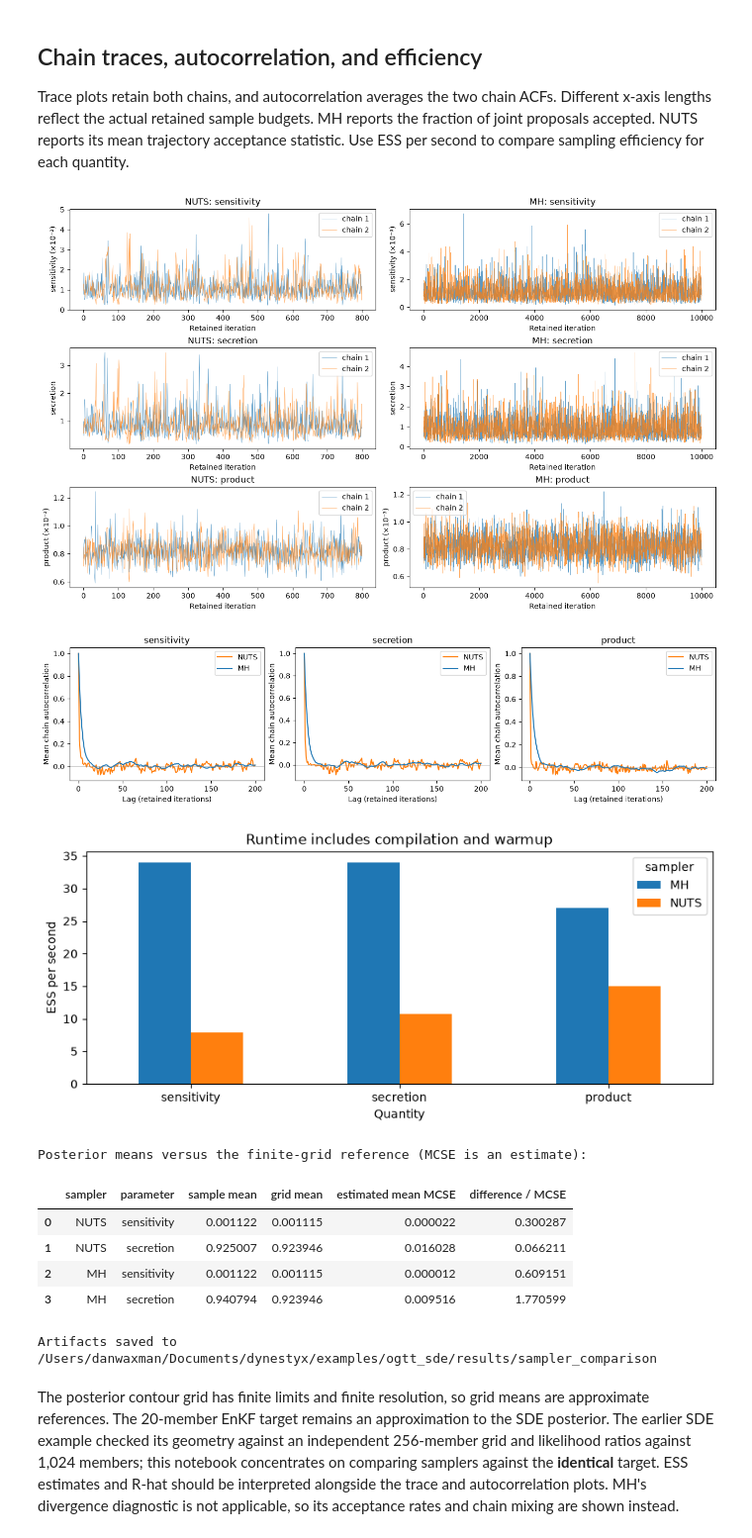
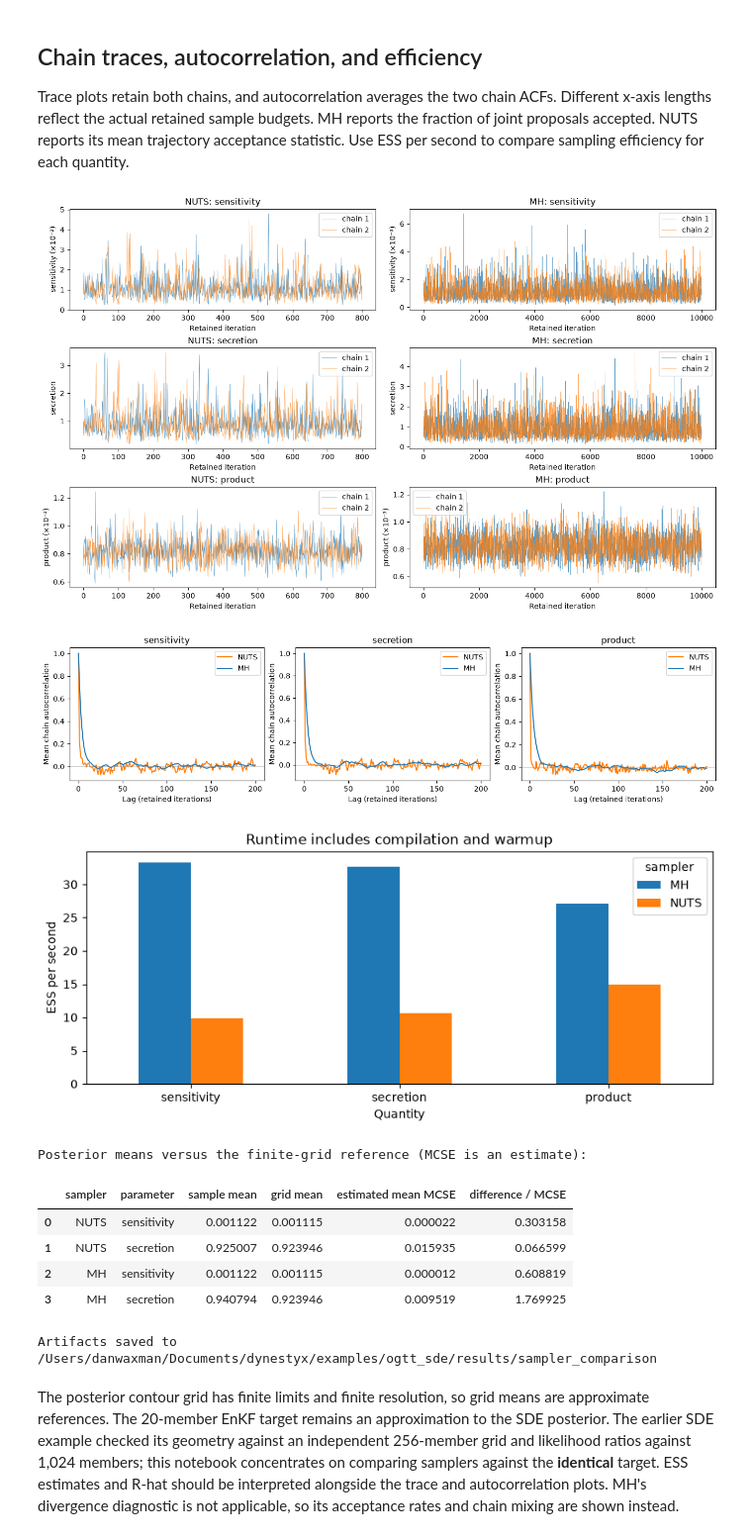
Before and after one commit to BasisResearch/dynestyx, a Jupyter notebook: docs/deep_dives/ogtt_sde_enkf_sampler_comparison.ipynb, the cells around one changed output. Shown at 99% size. Drawn from its saved outputs; the diff is of its cells as text; code cells hidden in the pictures.

Commit message:
Make plots with newer diagnostics

```diff
--- a/docs/deep_dives/ogtt_sde_enkf_sampler_comparison.ipynb
+++ b/docs/deep_dives/ogtt_sde_enkf_sampler_comparison.ipynb
@@ -562,46 +562,46 @@ fig.savefig(OUT / "autocorrelation.png", dpi=180)
 plt.show()
 
 fig, ax = plt.subplots(figsize=(8, 3.5), constrained_layout=True)
-efficiency = comparison["ESS/s"].unstack("sampler").reindex([*NAMES, "product"])
+efficiency = comparison["bulk ESS/s"].unstack("sampler").reindex([*NAMES, "product"])
 efficiency.plot.bar(ax=ax, color={"NUTS": "tab:orange", "MH": "tab:blue"}, rot=0)
 ax.set(
     ylabel="ESS per second",
     xlabel="Quantity",
     title="Runtime includes compilation and warmup",
 )
 fig.savefig(OUT / "efficiency.png", dpi=180)
 plt.show()
 
 weights = np.exp(posterior_grid - logsumexp(posterior_grid))
 grid_means = np.array([(weights * aa).sum(), (weights * bb).sum()])
 checks = []
 for method in samples:
     for i, parameter in enumerate(NAMES):
         d = all_stats[method][parameter]
-        mcse = float(d["std"]) / np.sqrt(float(d["n_eff"]))
+        mcse = d["mcse_mean"]
         checks.append(
             {
                 "sampler": method,
                 "parameter": parameter,
                 "sample mean": float(d["mean"]),
                 "grid mean": grid_means[i],
                 "estimated mean MCSE": mcse,
                 "difference / MCSE": (float(d["mean"]) - grid_means[i]) / mcse,
             }
         )
 print("Posterior means versus the finite-grid reference (MCSE is an estimate):")
 display(pd.DataFrame(checks))
 print("Artifacts saved to", OUT)
 # %% [output]
 [figure]
 [figure]
-[figure, old version]
+[figure, new version]
 Posterior means versus the finite-grid reference (MCSE is an estimate):
 |  | sampler | parameter | sample mean | grid mean | estimated mean MCSE | difference / MCSE |
-| 0 | NUTS | sensitivity | 0.001122 | 0.001115 | 0.000022 | 0.300287 |
-| 1 | NUTS | secretion | 0.925007 | 0.923946 | 0.016028 | 0.066211 |
-| 2 | MH | sensitivity | 0.001122 | 0.001115 | 0.000012 | 0.609151 |
-| 3 | MH | secretion | 0.940794 | 0.923946 | 0.009516 | 1.770599 |
+| 0 | NUTS | sensitivity | 0.001122 | 0.001115 | 0.000022 | 0.303158 |
+| 1 | NUTS | secretion | 0.925007 | 0.923946 | 0.015935 | 0.066599 |
+| 2 | MH | sensitivity | 0.001122 | 0.001115 | 0.000012 | 0.608819 |
+| 3 | MH | secretion | 0.940794 | 0.923946 | 0.009519 | 1.769925 |
 Artifacts saved to /Users/danwaxman/Documents/dynestyx/examples/ogtt_sde/results/sampler_comparison
 # %% [markdown]
 The posterior contour grid has finite limits and finite resolution, so grid means are approximate references. The 20-member EnKF target remains an approximation to the SDE posterior. The earlier SDE example checked its geometry against an independent 256-member grid and likelihood ratios against 1,024 members; this notebook concentrates on comparing samplers against the **identical** target. ESS estimates and R-hat should be interpreted alongside the trace and autocorrelation plots. MH's divergence diagnostic is not applicable, so its acceptance rates and chain mixing are shown instead.
```
